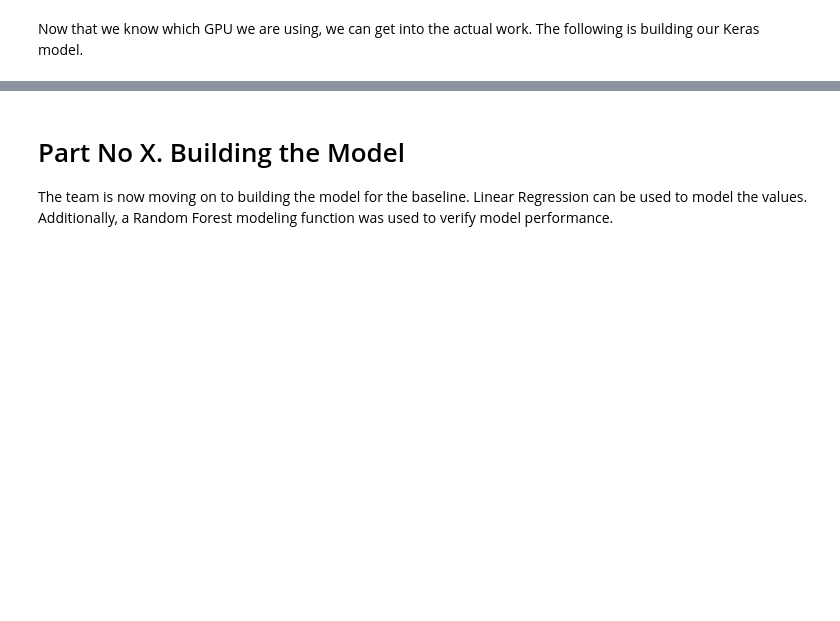
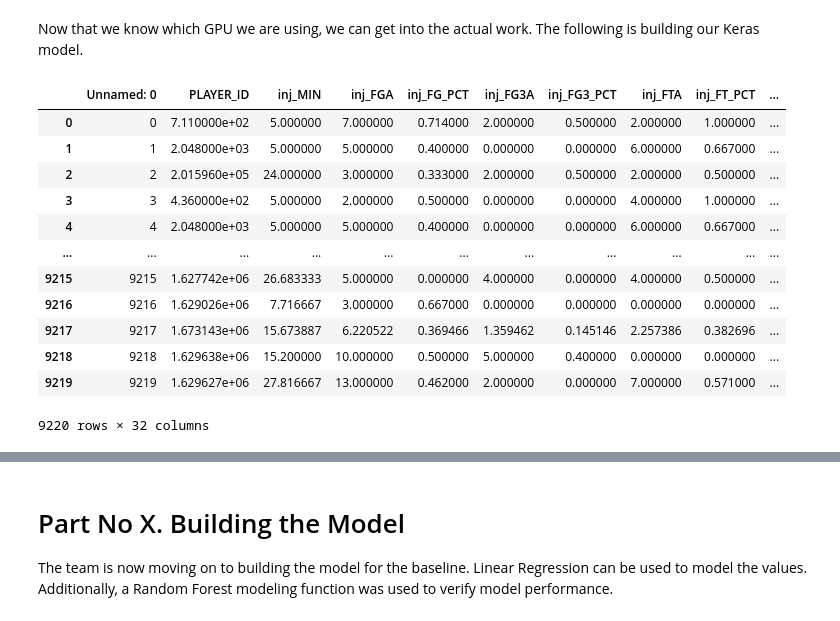
Before and after one commit to cybertraining-dsc/fa20-523-301, a Jupyter notebook: project/project.ipynb, the cells around one changed output, grey strips where cells are left out. Drawn from its saved outputs; the diff is of its cells as text; code cells hidden in the pictures; blank space fills up the shorter version.

```diff
--- a/project/project.ipynb
+++ b/project/project.ipynb
@@ -449,0 +455,18 @@ warnings.filterwarnings("ignore")
+# %%
+############## Need to work here more. The Fill NA command isn't taking out NaNs ############
+
+df_Injury_End_fillna.fillna(df_Injury_End_fillna.mean())
+# %% [output]
+|  | Unnamed: 0 | PLAYER_ID | inj_MIN | inj_FGA | inj_FG_PCT | inj_FG3A | inj_FG3_PCT | inj_FTA | inj_FT_PCT | ... |
+| 0 | 0 | 7.110000e+02 | 5.000000 | 7.000000 | 0.714000 | 2.000000 | 0.500000 | 2.000000 | 1.000000 | ... |
+| 1 | 1 | 2.048000e+03 | 5.000000 | 5.000000 | 0.400000 | 0.000000 | 0.000000 | 6.000000 | 0.667000 | ... |
+| 2 | 2 | 2.015960e+05 | 24.000000 | 3.000000 | 0.333000 | 2.000000 | 0.500000 | 2.000000 | 0.500000 | ... |
+| 3 | 3 | 4.360000e+02 | 5.000000 | 2.000000 | 0.500000 | 0.000000 | 0.000000 | 4.000000 | 1.000000 | ... |
+| 4 | 4 | 2.048000e+03 | 5.000000 | 5.000000 | 0.400000 | 0.000000 | 0.000000 | 6.000000 | 0.667000 | ... |
+| ... | ... | ... | ... | ... | ... | ... | ... | ... | ... | ... |
+| 9215 | 9215 | 1.627742e+06 | 26.683333 | 5.000000 | 0.000000 | 4.000000 | 0.000000 | 4.000000 | 0.500000 | ... |
+| 9216 | 9216 | 1.629026e+06 | 7.716667 | 3.000000 | 0.667000 | 0.000000 | 0.000000 | 0.000000 | 0.000000 | ... |
+| 9217 | 9217 | 1.673143e+06 | 15.673887 | 6.220522 | 0.369466 | 1.359462 | 0.145146 | 2.257386 | 0.382696 | ... |
+| 9218 | 9218 | 1.629638e+06 | 15.200000 | 10.000000 | 0.500000 | 5.000000 | 0.400000 | 0.000000 | 0.000000 | ... |
+| 9219 | 9219 | 1.629627e+06 | 27.816667 | 13.000000 | 0.462000 | 2.000000 | 0.000000 | 7.000000 | 0.571000 | ... |
+9220 rows × 32 columns
```
Also changed, not shown: parts of 12 cells of this notebook.
